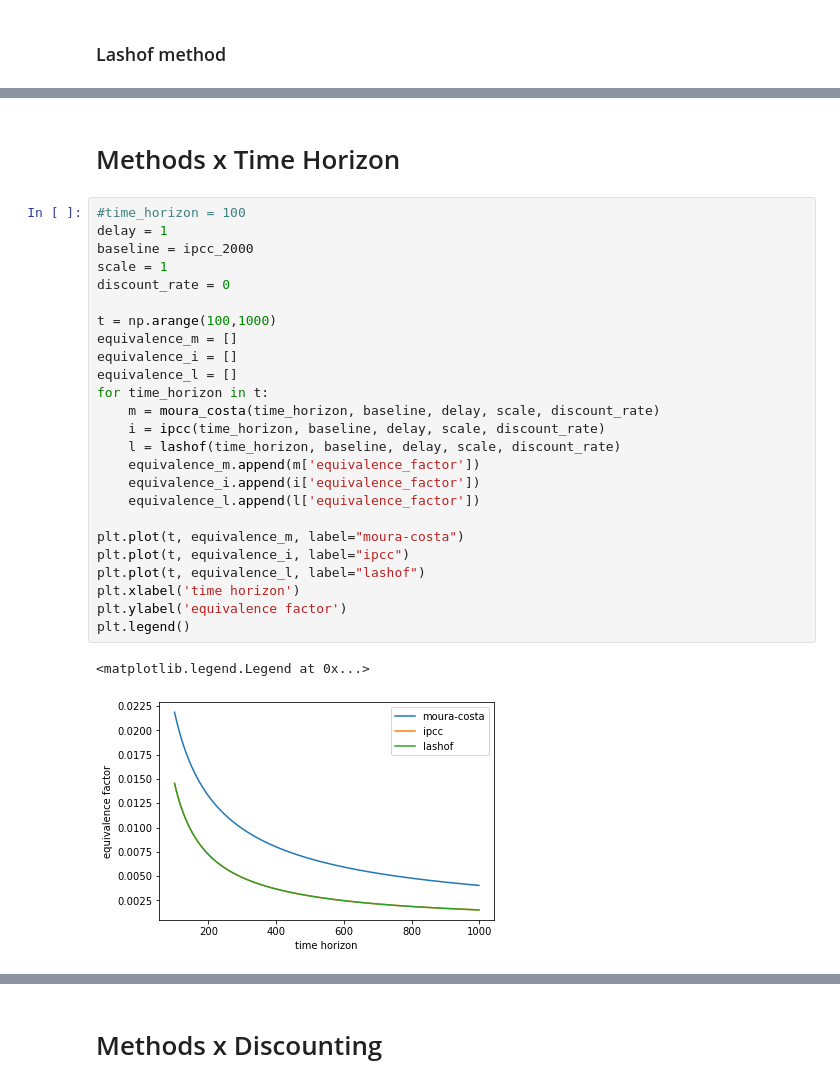
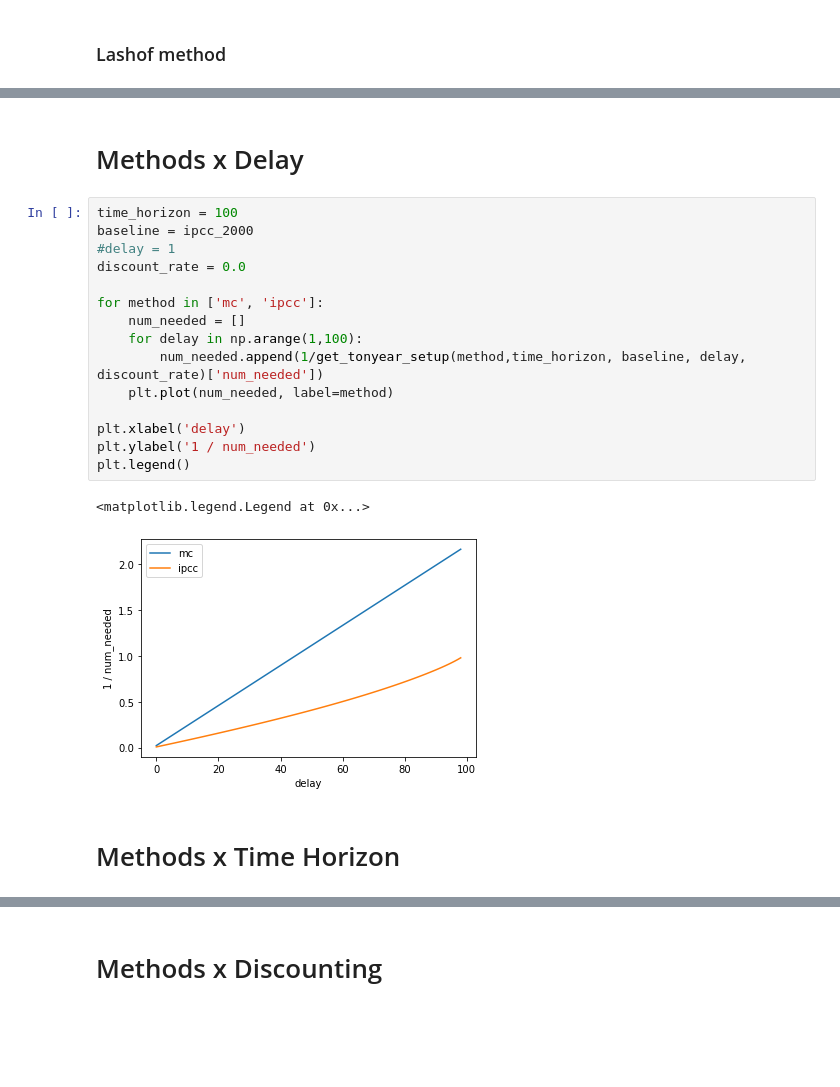
Before and after one commit to carbonplan/notebooks, a Jupyter notebook: ton-year/ton-year.ipynb, the cells around one changed output, grey strips where cells are left out. Saved outputs shown, nothing was run; the diff lists cells and outputs as text; blank space fills up the shorter version.

```diff
--- a/ton-year/ton-year.ipynb
+++ b/ton-year/ton-year.ipynb
@@ -290,30 +236,22 @@ Equivalence factor = (benefit) / (area under blue curve)<br/>
+# %% [markdown]
+# Methods x Delay
+# %%
+time_horizon = 100
+baseline = ipcc_2000
+#delay = 1
+discount_rate = 0.0
+
+for method in ['mc', 'ipcc']:
+    num_needed = []
+    for delay in np.arange(1,100):
+        num_needed.append(1/get_tonyear_setup(method,time_horizon, baseline, delay, discount_rate)['num_needed'])
+    plt.plot(num_needed, label=method)
+
+plt.xlabel('delay')
+plt.ylabel('1 / num_needed')
+plt.legend()
+# %% [output]
+<matplotlib.legend.Legend at 0x...>
+[figure, added]
 # %% [markdown]
 # Methods x Time Horizon
-# %%
-#time_horizon = 100
-delay = 1
-baseline = ipcc_2000
-scale = 1
-discount_rate = 0
-
-t = np.arange(100,1000)
-equivalence_m = []
-equivalence_i = []
-equivalence_l = []
-for time_horizon in t:
-    m = moura_costa(time_horizon, baseline, delay, scale, discount_rate)
-    i = ipcc(time_horizon, baseline, delay, scale, discount_rate)
-    l = lashof(time_horizon, baseline, delay, scale, discount_rate)
-    equivalence_m.append(m['equivalence_factor'])
-    equivalence_i.append(i['equivalence_factor'])
-    equivalence_l.append(l['equivalence_factor'])
-
-plt.plot(t, equivalence_m, label="moura-costa")
-plt.plot(t, equivalence_i, label="ipcc")
-plt.plot(t, equivalence_l, label="lashof")
-plt.xlabel('time horizon')
-plt.ylabel('equivalence factor')
-plt.legend()
-# %% [output]
-<matplotlib.legend.Legend at 0x...>
-[figure, removed]
```
Also changed, not shown: parts of 40 cells of this notebook.
